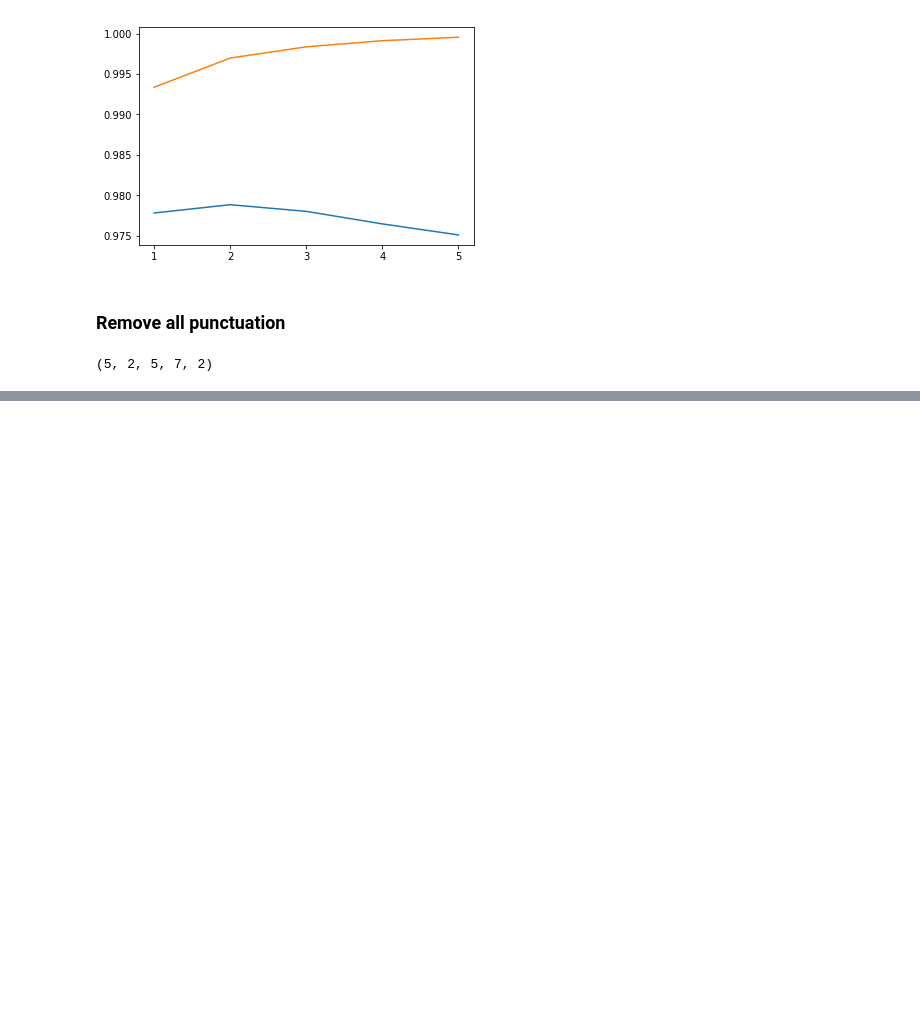
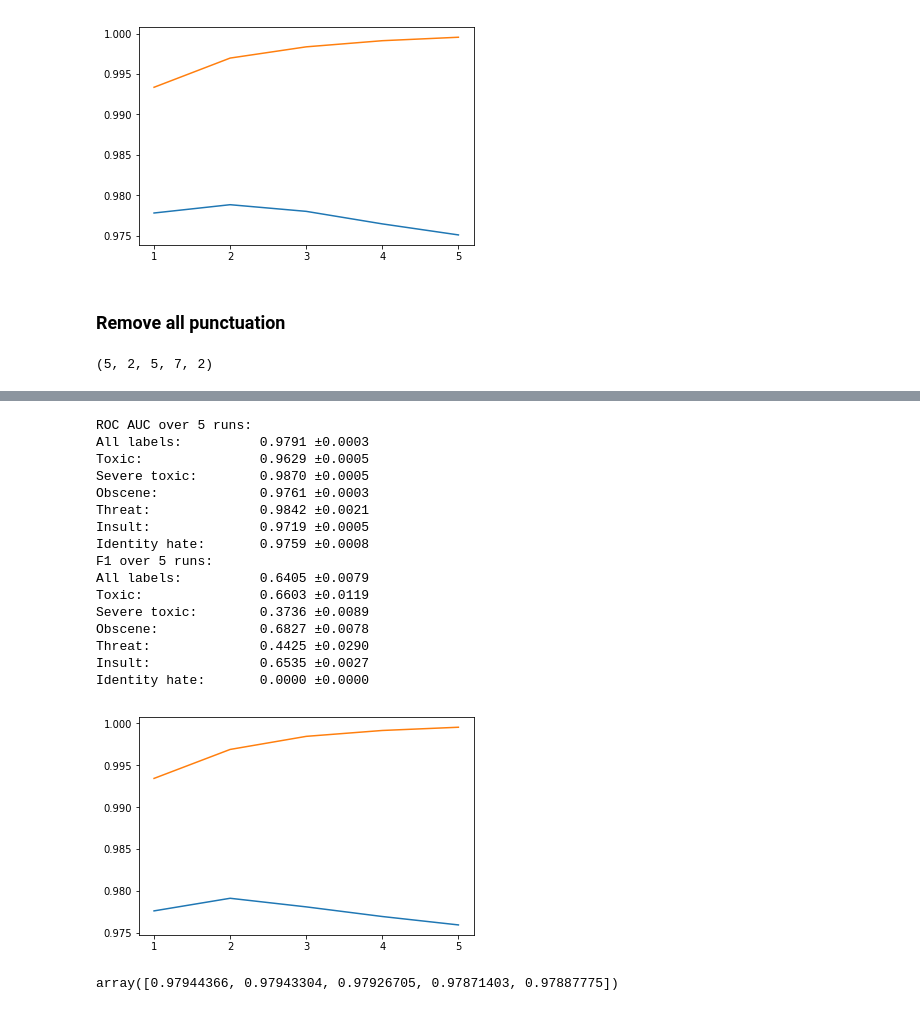
Before and after one commit to kogelnikp/toxic-comment-experiments, a Jupyter notebook: visualize_results.ipynb, the cells around one changed output, grey strips where cells are left out. Drawn from its saved outputs; the diff is of its cells as text; code cells hidden in the pictures; blank space fills up the shorter version.

```diff
--- a/visualize_results.ipynb
+++ b/visualize_results.ipynb
@@ -271,0 +281,25 @@ Identity hate:       0.5570 ±0.0205
+# %%
+calculated_all_metrics(ep4_scores)
+plot_learningcurve(ep4_scores, Labels.ALL, Metrics.ROC_AUC)
+# %% [output]
+ROC AUC over 5 runs:
+All labels:          0.9791 ±0.0003
+Toxic:               0.9629 ±0.0005
+Severe toxic:        0.9870 ±0.0005
+Obscene:             0.9761 ±0.0003
+Threat:              0.9842 ±0.0021
+Insult:              0.9719 ±0.0005
+Identity hate:       0.9759 ±0.0008
+F1 over 5 runs:
+All labels:          0.6405 ±0.0079
+Toxic:               0.6603 ±0.0119
+Severe toxic:        0.3736 ±0.0089
+Obscene:             0.6827 ±0.0078
+Threat:              0.4425 ±0.0290
+Insult:              0.6535 ±0.0027
+Identity hate:       0.0000 ±0.0000
+[figure, added]
+# %%
+ep4_scores[:, 1, :, 0, 0].max(axis=1)
+# %% [output]
+array([0.97944366, 0.97943304, 0.97926705, 0.97871403, 0.97887775])
```
Also changed, not shown: parts of 11 cells of this notebook, 1 other file.
